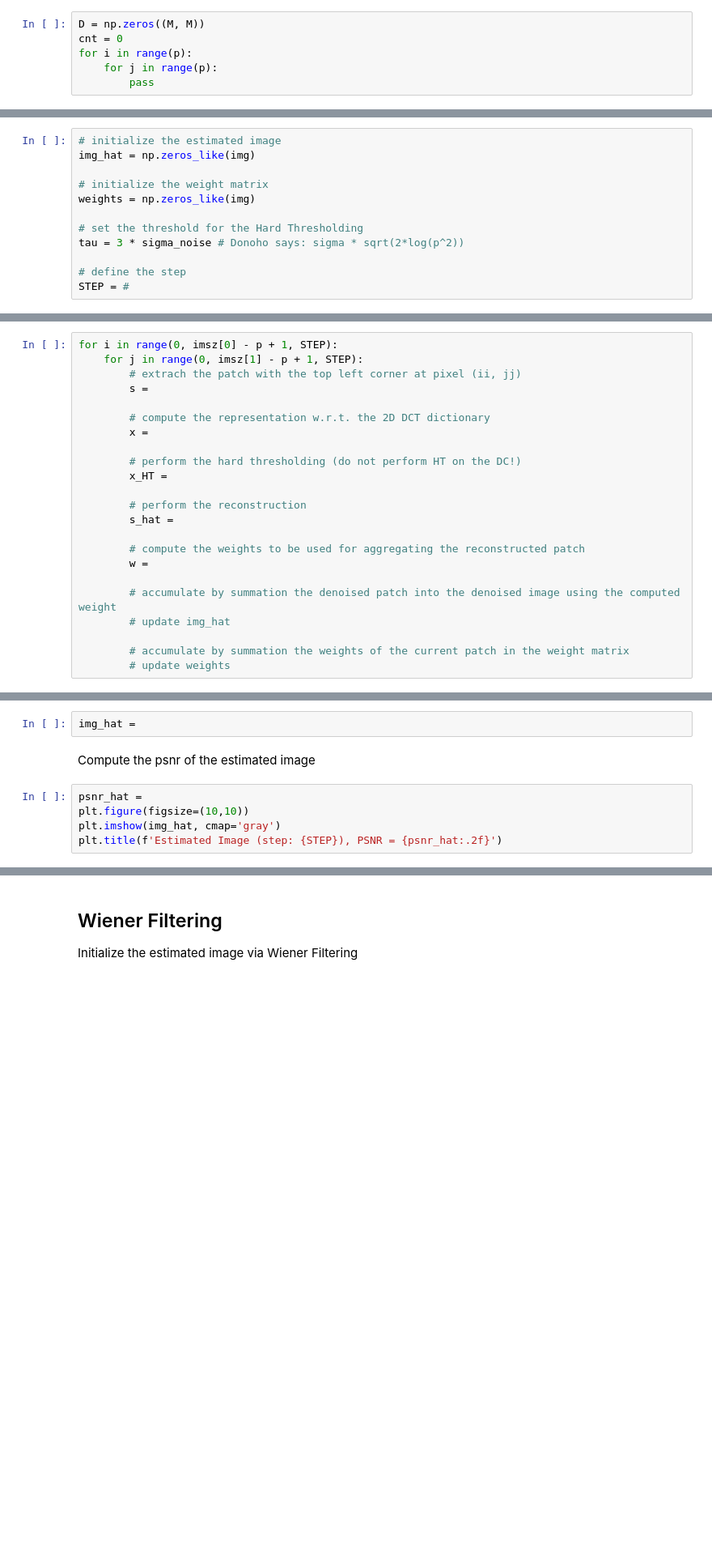
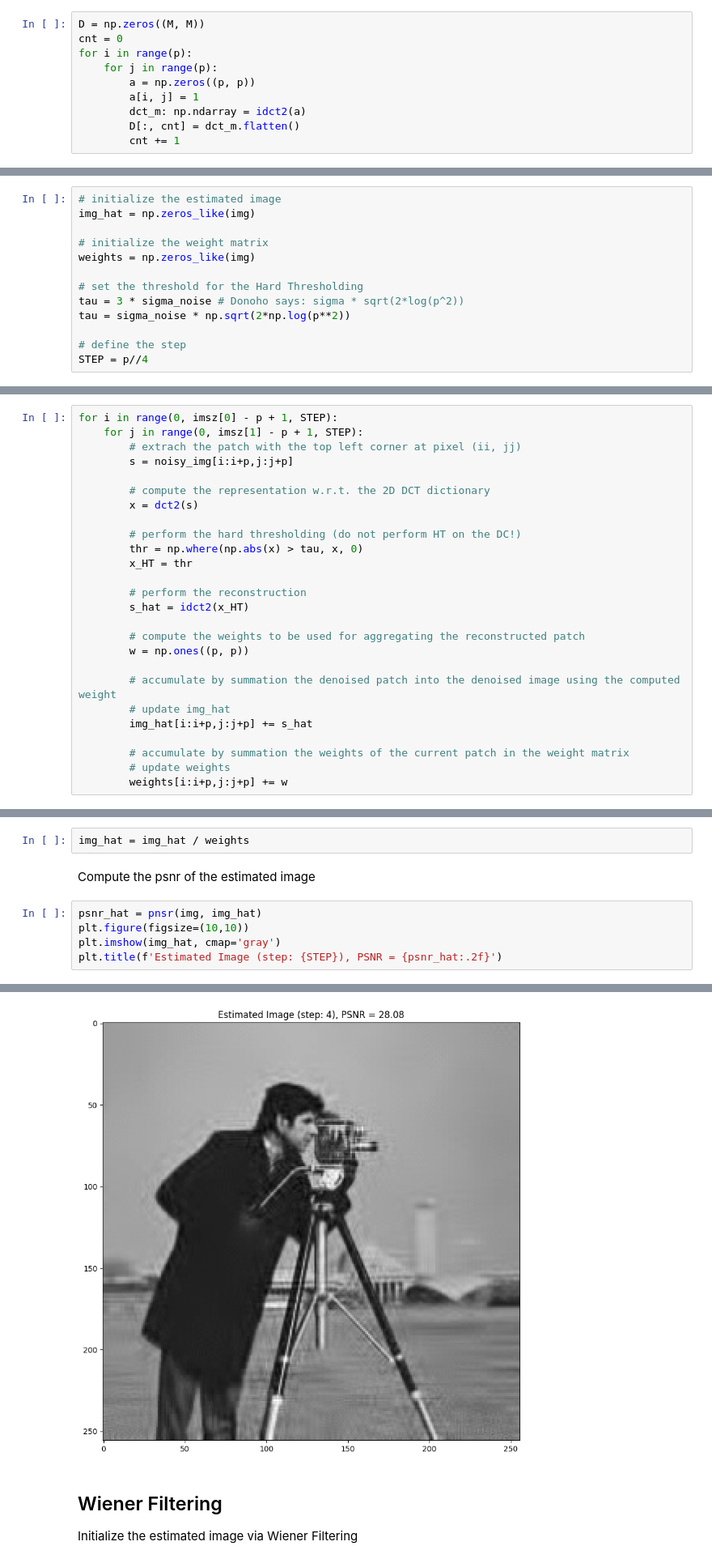
Before and after one commit to Pecneb/MMMIP_Assignments, a Jupyter notebook: Assignments/lez_3_4_DCT_denoising.ipynb, the cells around one changed output, grey strips where cells are left out. Shown at 81% size. Drawn from its saved outputs; the diff is of its cells as text; blank space fills up the shorter version.

```diff
--- a/Assignments/lez_3_4_DCT_denoising.ipynb
+++ b/Assignments/lez_3_4_DCT_denoising.ipynb
@@ -144,7 +148,11 @@ D = np.zeros((M, M))
 cnt = 0
 for i in range(p):
     for j in range(p):
-        pass
+        a = np.zeros((p, p))
+        a[i, j] = 1
+        dct_m: np.ndarray = idct2(a)
+        D[:, cnt] = dct_m.flatten()
+        cnt += 1
 # %%
 D_img = get_dictionary_img(D)
 plt.figure(figsize=(8, 8))
@@ -160,42 +171,47 @@ weights = np.zeros_like(img)
 
 # set the threshold for the Hard Thresholding
 tau = 3 * sigma_noise # Donoho says: sigma * sqrt(2*log(p^2))
+tau = sigma_noise * np.sqrt(2*np.log(p**2))
 
 # define the step
-STEP = #
+STEP = p//4
 # %% [markdown]
 Perform the denoising patchwise
 # %%
 for i in range(0, imsz[0] - p + 1, STEP):
     for j in range(0, imsz[1] - p + 1, STEP):
         # extrach the patch with the top left corner at pixel (ii, jj)
-        s =
+        s = noisy_img[i:i+p,j:j+p]
 
         # compute the representation w.r.t. the 2D DCT dictionary
-        x =
+        x = dct2(s)
 
         # perform the hard thresholding (do not perform HT on the DC!)
-        x_HT =
+        thr = np.where(np.abs(x) > tau, x, 0)
+        x_HT = thr
 
         # perform the reconstruction
-        s_hat =
+        s_hat = idct2(x_HT)
 
         # compute the weights to be used for aggregating the reconstructed patch
-        w =
+        w = np.ones((p, p))
 
         # accumulate by summation the denoised patch into the denoised image using the computed weight
         # update img_hat
+        img_hat[i:i+p,j:j+p] += s_hat
 
         # accumulate by summation the weights of the current patch in the weight matrix
         # update weights
+        weights[i:i+p,j:j+p] += w
 # %% [markdown]
 Normalize the estimated image with the computed weights, i.e. compute averages
 # %%
-img_hat =
+img_hat = img_hat / weights
 # %% [markdown]
 Compute the psnr of the estimated image
 # %%
-psnr_hat =
+psnr_hat = pnsr(img, img_hat)
 plt.figure(figsize=(10,10))
 plt.imshow(img_hat, cmap='gray')
 plt.title(f'Estimated Image (step: {STEP}), PSNR = {psnr_hat:.2f}')
+# %% [output]
@@ -202,3 +219,4 @@ plt.title(f'Estimated Image (step: {STEP}), PSNR = {psnr_hat:.2f}')
+[figure, added]
 # %% [markdown]
 Wiener Filtering
 ----------------
```
Also changed, not shown: parts of 16 cells of this notebook.
